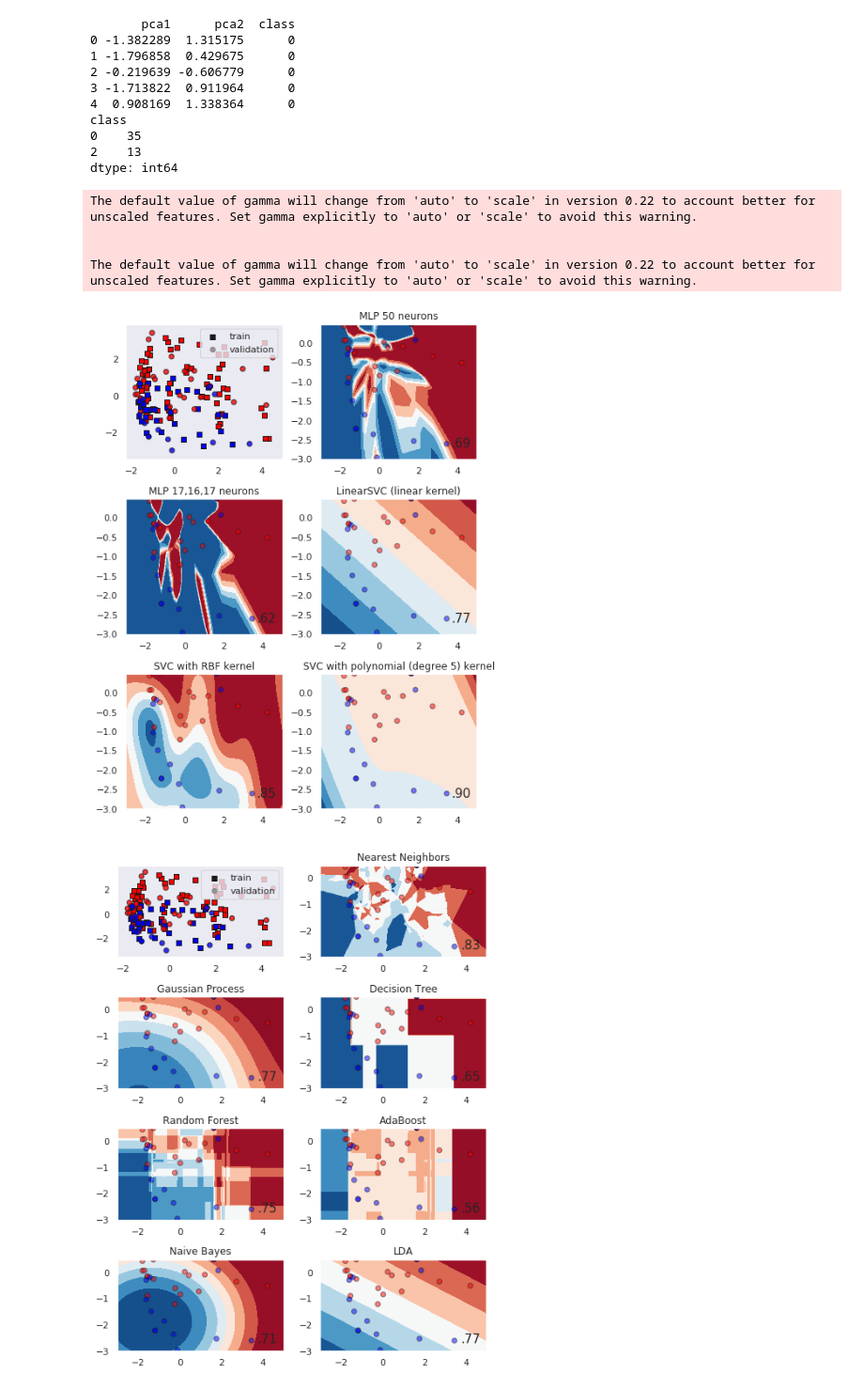
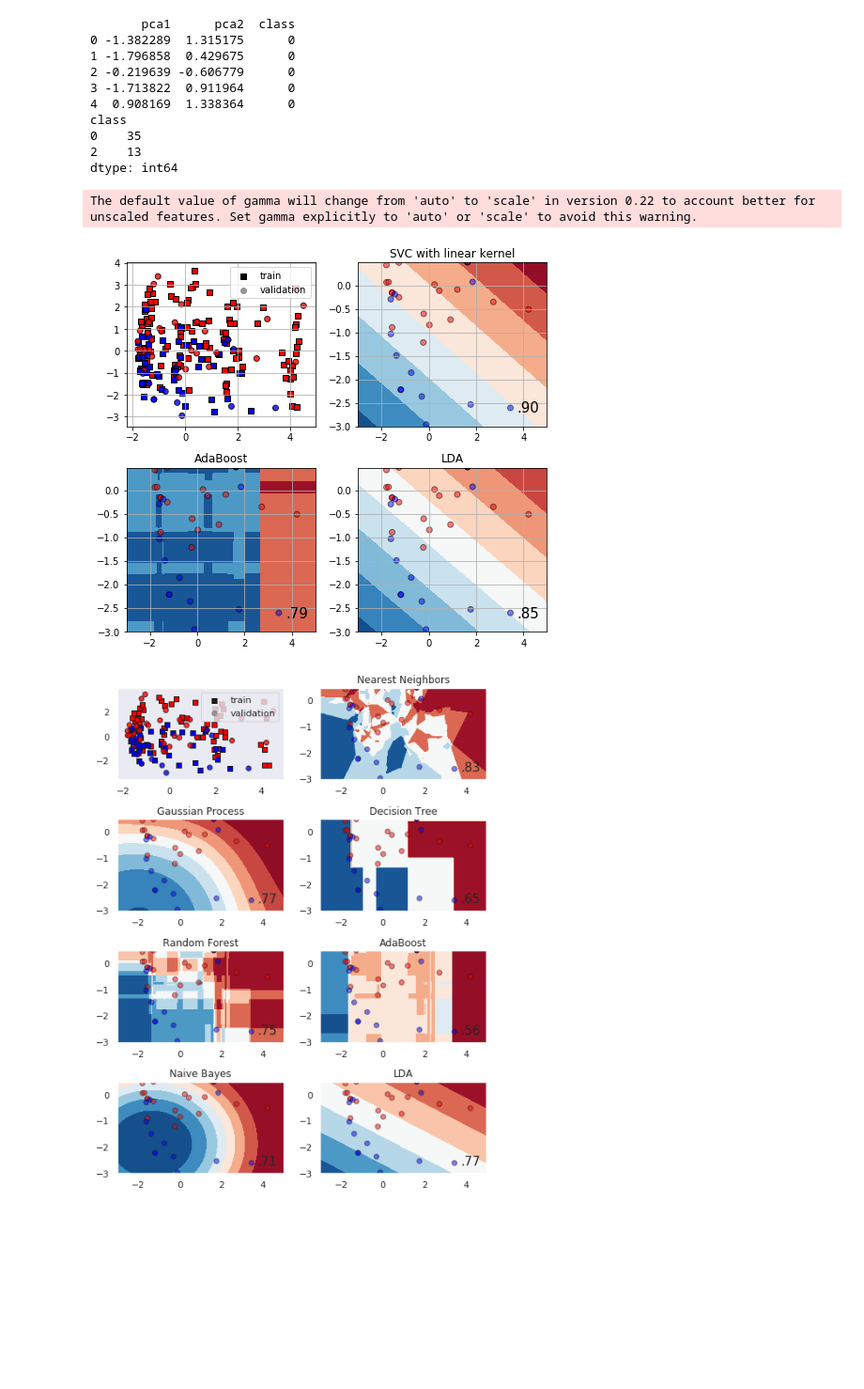
Before and after one commit to avallers/InflammatoryBowelDisease, a Jupyter notebook: Ensemble_ Vote_ Classifier_IBD.ipynb, the cells around one changed output. Shown at 94% size. Saved outputs shown, nothing was run; the diff lists cells and outputs as text; code cells hidden in the pictures; blank space fills up the shorter version.

```diff
--- a/Ensemble_ Vote_ Classifier_IBD.ipynb
+++ b/Ensemble_ Vote_ Classifier_IBD.ipynb
@@ -232,7 +232,7 @@ from sklearn.naive_bayes import GaussianNB
 
 C=1
 
-svc = svm.SVC(kernel='linear', C=C)
+svc = svm.SVC(kernel='linear', C=C,probability=True)
 
 # MLP 50
 MLPc=MLPClassifier(random_state=0, hidden_layer_sizes=[50], activation='relu', solver='lbfgs')
@@ -240,7 +240,7 @@ MLPc=MLPClassifier(random_state=0, hidden_layer_sizes=[50], activation='relu', s
 MLPc2=MLPClassifier(random_state=0, hidden_layer_sizes=[17,16,17], activation='relu', solver='lbfgs')
 
 # LinearSVC (linear kernel)
-lin_svc = svm.LinearSVC(C=C)
+lin_svc = SVC(kernel='linear',C=C,probability=True)#svm.LinearSVC()
 # SVC with RBF kernel
 rbf_svc = svm.SVC(kernel='rbf', gamma=0.7, C=C, probability=True)
 # SVC with polynomial (degree 5) kernel
@@ -401,7 +401,7 @@ from sklearn.naive_bayes import GaussianNB
 
 
 label = ['MLP 50 neurons','MLP 17,16,17 neurons',
-	   'LinearSVC (linear kernel)',
+	   'SVC (linear kernel)',
 	    'SVC with RBF kernel',
 	    'SVC with polynomial (degree 5) kernel',
          "Nearest Neighbors", "Gaussian Process",
@@ -481,9 +481,9 @@ eclfW = VotingClassifier(estimators=[('gp', clf1), ('knn', clf2), ('svc', clf3)]
 from mlxtend.classifier import EnsembleVoteClassifier
 from sklearn import model_selection
 
-eclfH = EnsembleVoteClassifier(clfs=[rbf_svc,AdaBoostClassifier(),LinearDiscriminantAnalysis()], voting='hard')
-eclfS = EnsembleVoteClassifier(clfs=[rbf_svc,AdaBoostClassifier(),LinearDiscriminantAnalysis()], voting='soft')
-eclfW = EnsembleVoteClassifier(clfs=[rbf_svc,AdaBoostClassifier(),LinearDiscriminantAnalysis()], voting='soft', weights=[1, 3, 5])
+eclfH = EnsembleVoteClassifier(clfs=[lin_svc,AdaBoostClassifier(),LinearDiscriminantAnalysis()], voting='hard')
+eclfS = EnsembleVoteClassifier(clfs=[lin_svc,AdaBoostClassifier(),LinearDiscriminantAnalysis()], voting='soft')
+eclfW = EnsembleVoteClassifier(clfs=[lin_svc,AdaBoostClassifier(),LinearDiscriminantAnalysis()], voting='soft', weights=[1, 3, 5])
 
 
 labels = ['hard Voting','soft Voting','weight Voting']
@@ -1259,6 +1258,8 @@ plt.show()
 explained variance ratio (first two components): [0.92461872 0.05306648]
 [figure]
 [figure]
+# %%
+XT, yT=XdT, ydT
 # %%
 # SVC with linear kernel
 svc = svm.SVC(kernel='linear', C=C).fit(XT, yT)
@@ -1415,14 +1414,14 @@ dtype: int64
 # %%
 from sklearn.svm import NuSVC
 # SVC with linear kernel
-svc = svm.SVC(kernel='linear', C=C).fit(XT, yT)
+svc = svm.SVC(kernel='linear', C=C,probability=True).fit(XT, yT)
 # MLP 50
 MLPc=MLPClassifier(random_state=0, hidden_layer_sizes=[50], activation='relu', solver='lbfgs')
 # MLP 50
 MLPc2=MLPClassifier(random_state=0, hidden_layer_sizes=[99], activation='relu', solver='lbfgs')
 
 # LinearSVC (linear kernel)
-lin_svc = svm.LinearSVC(C=C).fit(XT, yT)
+lin_svc = svm.SVC(kernel='linear', C=C,probability=True).fit(XT, yT)#svm.LinearSVC(C=C).fit(XT, yT)
 # SVC with RBF kernel
 rbf_svc = svm.SVC(kernel='rbf', gamma=0.7, C=C).fit(XT, yT)
 # SVC with polynomial (degree 3) kernel
@@ -1439,6 +1438,19 @@ names = ['MLP 50 neurons','MLP 17,16,17 neurons',
 	   'LinearSVC (linear kernel)',
 	    'SVC with RBF kernel',
 	    'SVC with polynomial (degree 5) kernel']
+
+
+h = .02  # step size in the mesh
+
+
+names = ['SVC with linear kernel', "AdaBoost",
+         "LDA"]
+
+
+classifiers = [lin_svc,
+    AdaBoostClassifier(),
+    LinearDiscriminantAnalysis()]
+
 
 
 
@@ -1491,37 +1503,34 @@ for name, clf in zip(names, classifiers):
     else:
         Z = clf.predict_proba(np.c_[xx.ravel(), yy.ravel()])[:, 1]
 
     # Put the result into a color plot
     Z = Z.reshape(xx.shape)
     ax.contourf(xx, yy, Z, cmap=plt.cm.RdBu)
 
     # Plot the training points
     #ax.scatter(X_train[:, 0], X_train[:, 1], marker='s', c=y_c,cmap=plt.cm.RdBu,  edgecolors='k')
     # Plot the testing points
     ax.scatter(X_val[:, 0], X_val[:, 1], c=ycv, cmap=plt.cm.RdBu,
                edgecolors='k', alpha=0.5)
 
     ax.set_xlim(xx.min(), xx.max())
     ax.set_ylim(yy.min(), yy.max())
     ax.grid()
 
     #ax.set_xticks(())
     #ax.set_yticks(())
     #if ds_cnt == 0:
     ax.set_title(name)
     ax.text(xx.max() - .3, yy.min() + .3, ('%.2f' % score).lstrip('0'),
             size=15, horizontalalignment='right')
     i += 1
 
 
 plt.tight_layout()
 plt.show()
 # %% [output]
 The default value of gamma will change from 'auto' to 'scale' in version 0.22 to account better for unscaled features. Set gamma explicitly to 'auto' or 'scale' to avoid this warning.
-
-
-The default value of gamma will change from 'auto' to 'scale' in version 0.22 to account better for unscaled features. Set gamma explicitly to 'auto' or 'scale' to avoid this warning.
-[figure, old version]
+[figure, new version]
 # %%
 from sklearn.svm import NuSVC
 
```
Also changed, not shown: parts of 18 cells of this notebook.
